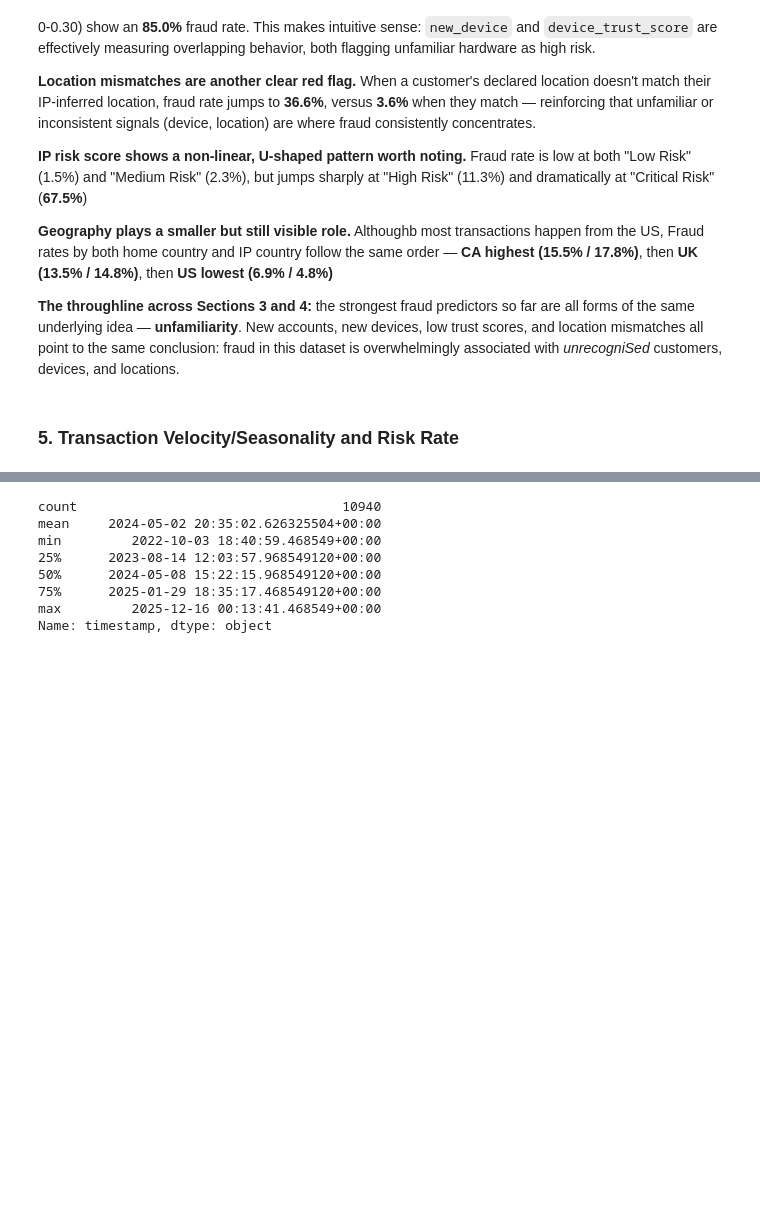
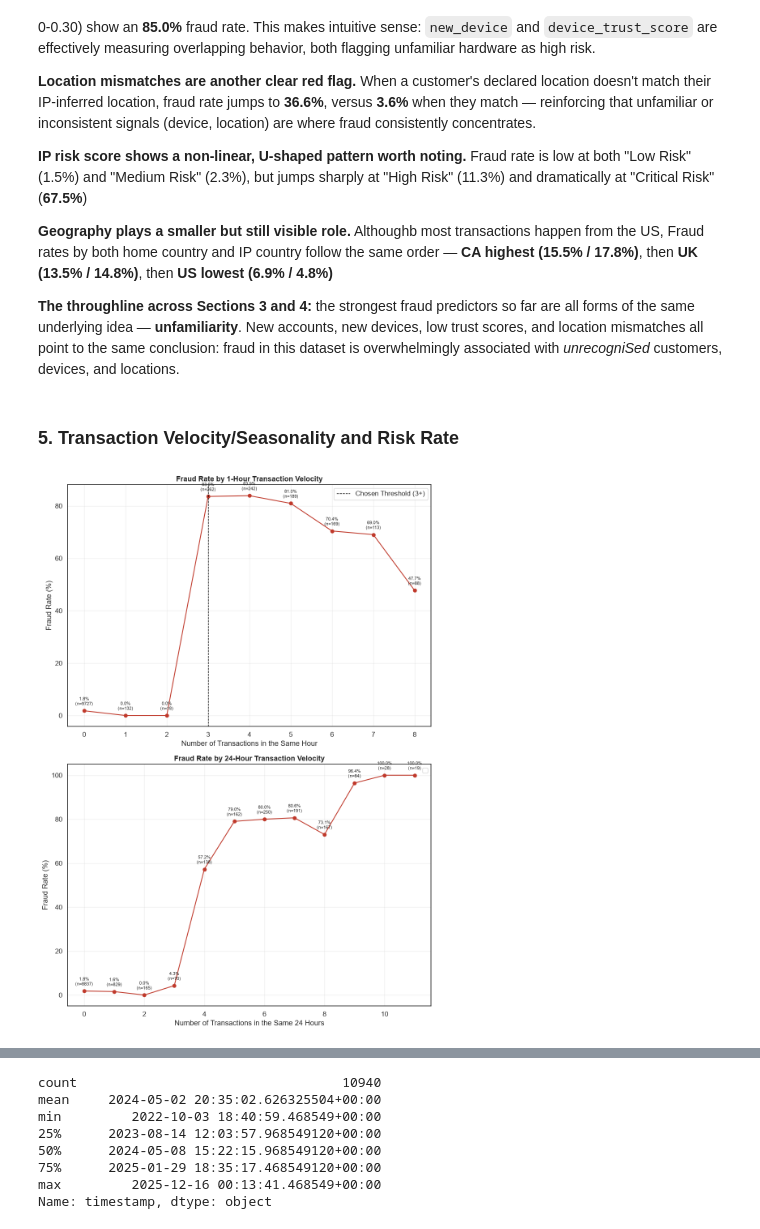
Before and after one commit to LeesiElekwa/Digital_Transfer_Fraud_Detection_System, a Jupyter notebook: Notebooks/ExploratoryAnalysis.ipynb, the cells around one changed output, grey strips where cells are left out. Drawn from its saved outputs; the diff is of its cells as text; code cells hidden in the pictures; blank space fills up the shorter version.

Commit message:
Update Transaction velocity plot

```diff
--- a/Notebooks/ExploratoryAnalysis.ipynb
+++ b/Notebooks/ExploratoryAnalysis.ipynb
@@ -464,3 +464,33 @@ plt.show()
 **The throughline across Sections 3 and 4:** the strongest fraud predictors so far are all forms of the same underlying idea — **unfamiliarity**. New accounts, new devices, low trust scores, and location mismatches all point to the same conclusion: fraud in this dataset is overwhelmingly associated with *unrecogniSed* customers, devices, and locations.
 # %% [markdown]
 ### 5. Transaction Velocity/Seasonality and Risk Rate
+# %%
+fig, axes = plt.subplots(2, 1, figsize=(10, 14))
+
+# 1-hour velocity
+vel1h_fraud = fraud_rate_by_category(df_cleaned_transaction_data, "txn_velocity_1h").sort_index()
+axes[0].plot(vel1h_fraud.index, vel1h_fraud["fraud_rate_pct"], marker="o", color="#C0392B")
+for x, y, n in zip(vel1h_fraud.index, vel1h_fraud["fraud_rate_pct"], vel1h_fraud["count"]):
+    axes[0].annotate(f"{y:.1f}%\n(n={n})", (x, y), textcoords="offset points", xytext=(0, 10), ha="center", fontsize=8)
+axes[0].axvline(3, color="black", linestyle="--", linewidth=1, label="Chosen Threshold (3+)")
+axes[0].set_title("Fraud Rate by 1-Hour Transaction Velocity")
+axes[0].set_xlabel("Number of Transactions in the Same Hour")
+axes[0].set_ylabel("Fraud Rate (%)")
+axes[0].grid(True, alpha=0.3)
+axes[0].legend()
+
+# 24-hour velocity
+vel24h_fraud = fraud_rate_by_category(df_cleaned_transaction_data, "txn_velocity_24h").sort_index()
+axes[1].plot(vel24h_fraud.index, vel24h_fraud["fraud_rate_pct"], marker="o", color="#C0392B")
+for x, y, n in zip(vel24h_fraud.index, vel24h_fraud["fraud_rate_pct"], vel24h_fraud["count"]):
+    axes[1].annotate(f"{y:.1f}%\n(n={n})", (x, y), textcoords="offset points", xytext=(0, 10), ha="center", fontsize=8)
+axes[1].set_title("Fraud Rate by 24-Hour Transaction Velocity")
+axes[1].set_xlabel("Number of Transactions in the Same 24 Hours")
+axes[1].set_ylabel("Fraud Rate (%)")
+axes[1].grid(True, alpha=0.3)
+axes[1].legend()
+
+plt.tight_layout()
+plt.show()
+# %% [output]
+[figure, added]
```
Also changed, not shown: parts of 1 cell of this notebook.
